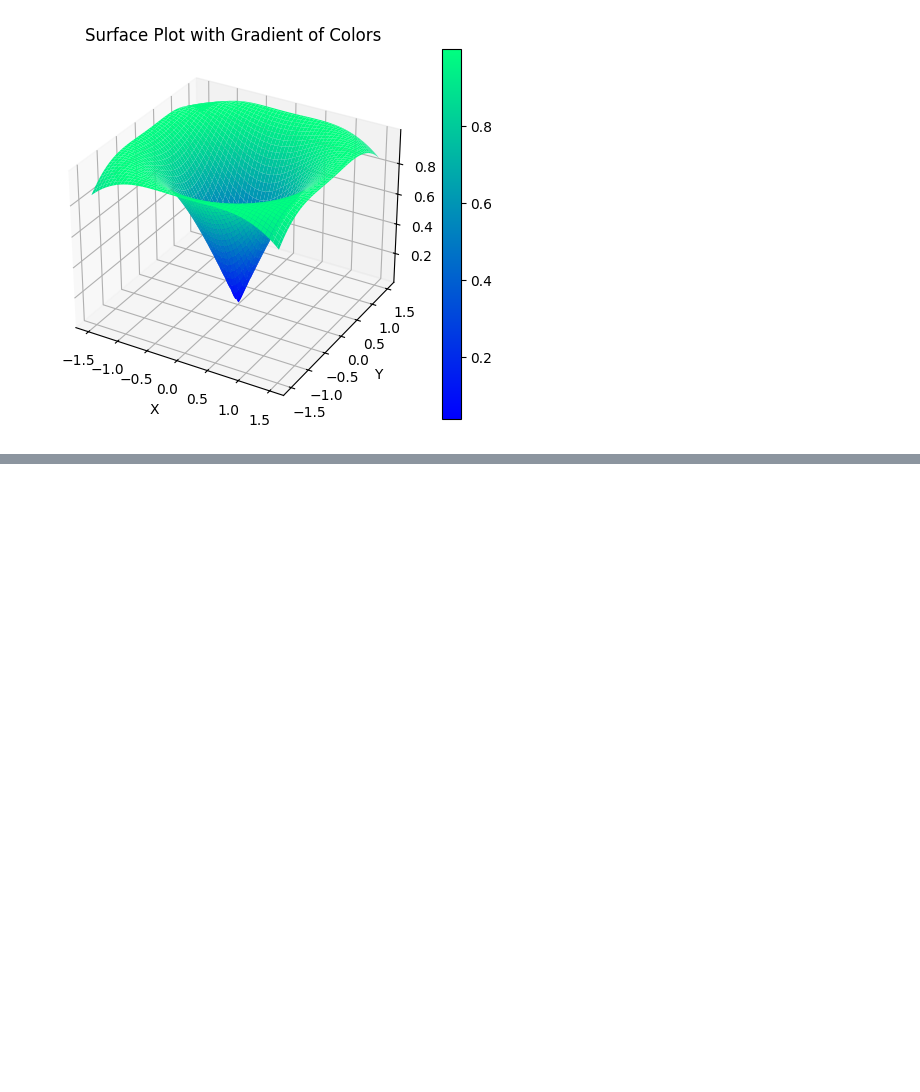
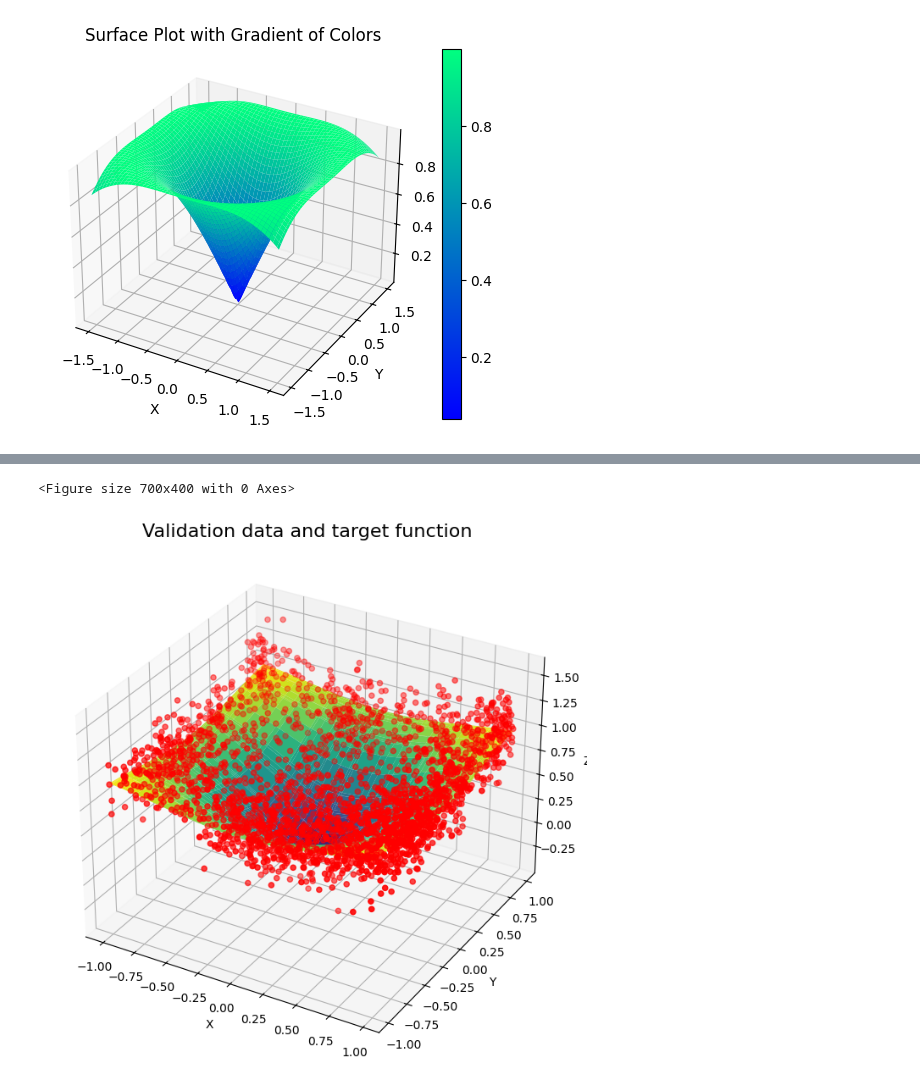
Before and after one commit to tommasoperitoree/Numerical_Simulation_Laboratory, a Jupyter notebook: LSN_11/LSN_11.3.ipynb, the cells around one changed output, grey strips where cells are left out. Cells and saved outputs as stored; diff of their text form; code cells hidden in the pictures; blank space fills up the shorter version.

```diff
--- a/LSN_11/LSN_11.3.ipynb
+++ b/LSN_11/LSN_11.3.ipynb
@@ -47,11 +72,0 @@ Now let's generate a set of input data which will slightly deviate from our idea
-# %%
-# generate training inputs
-np.random.seed(0)
-x_train = np.random.uniform(-1, 1, 500)
-x_valid = np.random.uniform(-1, 1, 50)
-x_valid.sort()
-y_target = m * x_valid + b # ideal (target) linear function
-
-sigma = 1 # noise standard deviation, for the moment it is absent
-y_train = np.random.normal(m * x_train + b, sigma) # actual measures from which we want to guess regression parameters
-y_valid = np.random.normal(m * x_valid + b, sigma)
@@ -182,0 +73,48 @@ plt.show()
+# %%
+# Generate input data, deviating
+# from ideal behaviour [random noise - sigma]
+
+np.random.seed(0)
+
+# data to be used for training
+x_train = np.random.uniform(-1, 1, N_train)
+y_train = np.random.uniform(-1, 1, N_train)
+z_train = np.random.normal(f(x_train, y_train), sigma)
+
+# data to be used for validation
+x_valid = np.random.uniform(-1, 1, N_valid)
+y_valid = np.random.uniform(-1, 1, N_valid)
+x_valid.sort()
+y_valid.sort()
+Z_target = f(x_valid, y_valid)
+z_valid = np.random.normal(f(x_valid, y_valid), sigma)
+
+plt.figure(figsize = (7,4))
+
+# Create a 3D figure
+fig = plt.figure(figsize=(10, 8))
+ax = fig.add_subplot(111, projection='3d')
+
+# Plot the surface
+X_valid, Y_valid = np.meshgrid(x_valid, y_valid)
+Z_target = f(X_valid, Y_valid)
+ax.plot_surface(X_valid, Y_valid, Z_target, cmap='viridis')
+
+# Scatter the data points
+Z_valid = np.random.normal(f(X_valid, Y_valid), sigma)
+ax.scatter(X_valid, Y_valid, Z_valid, c='r', marker='o')
+
+# Set labels and title
+ax.set_xlabel('X')
+ax.set_ylabel('Y')
+ax.set_zlabel('Z')
+
+#plt.plot(x_valid, y_target, label = "Target function\n $f(x) = 3x^3 - 2x^2 - 3x + 4$")
+#plt.scatter(x_valid, y_valid, marker = ".", color='r', label='Validation data')
+plt.title("Validation data and target function", fontsize = 16)
+plt.grid()
+#plt.legend()
+plt.show()
+# %% [output]
+<Figure size 700x400 with 0 Axes>
+[figure, added]
```
Also changed, not shown: parts of 19 cells of this notebook, 5 other files.
